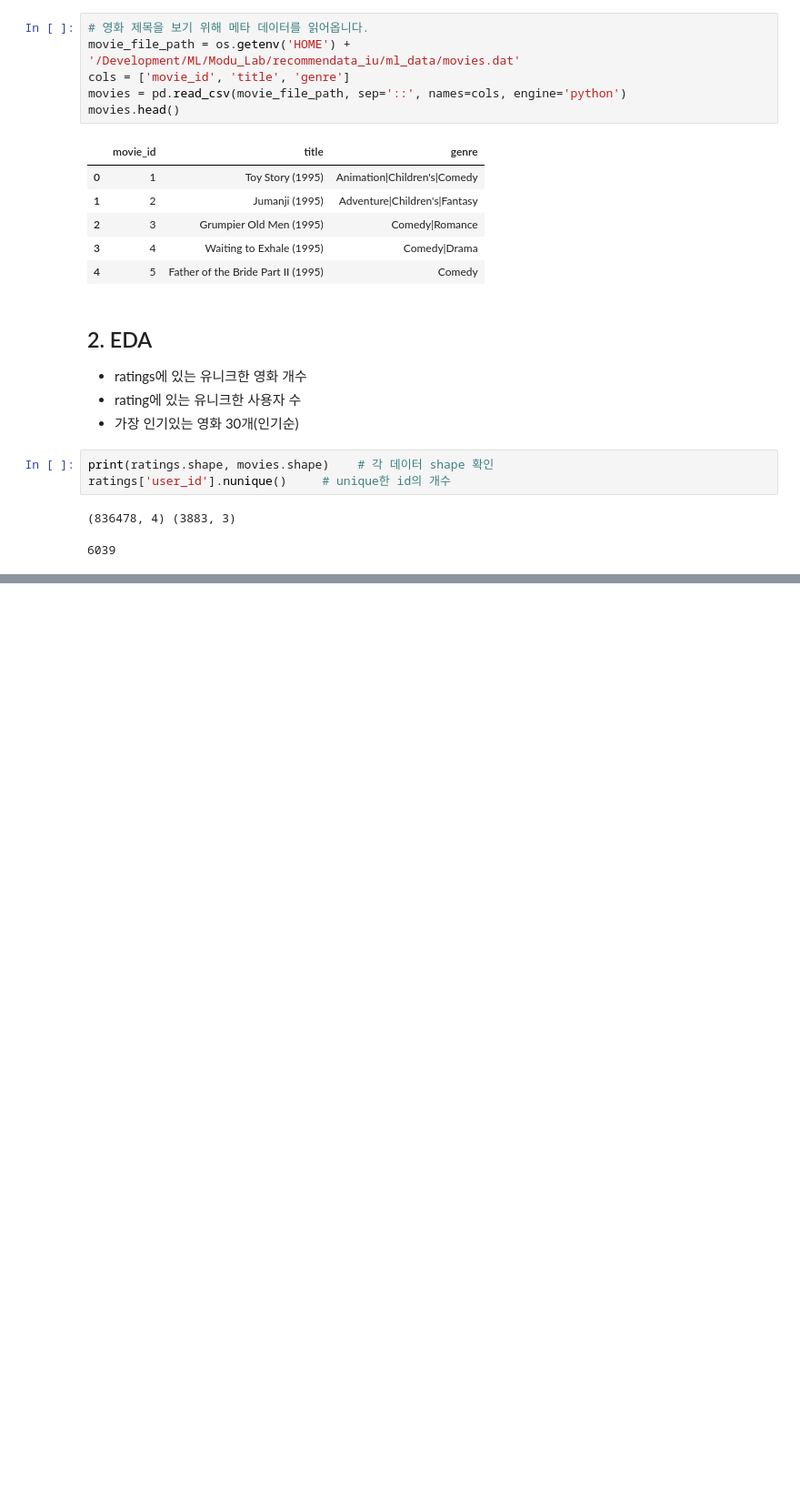
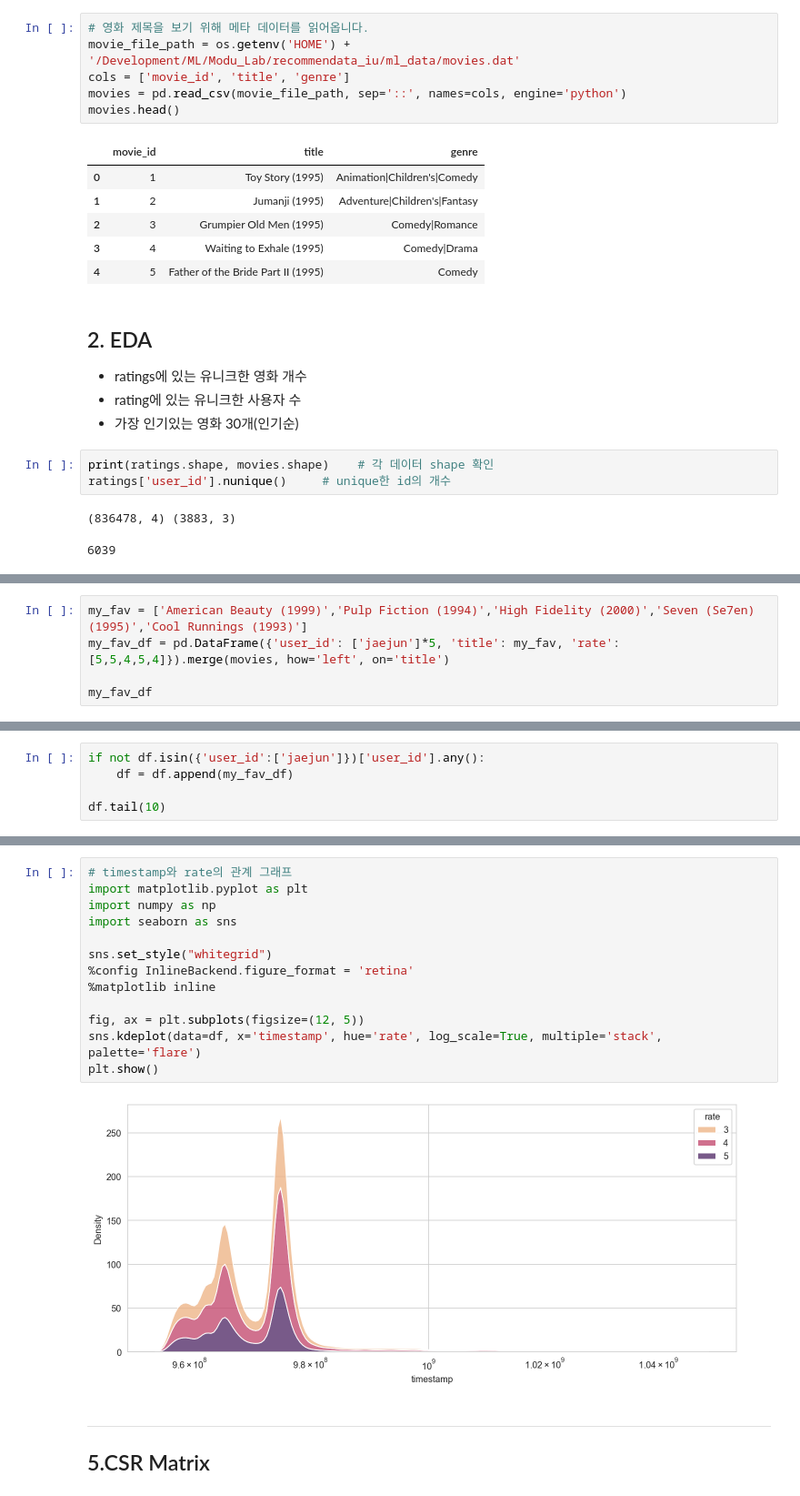
Before and after one commit to mixcode1/aiffel_upload, a Jupyter notebook: E03_Movie_Recommend.ipynb, the cells around one changed output, grey strips where cells are left out. Shown at 91% size. Cells and saved outputs as stored; diff of their text form; blank space fills up the shorter version.

```diff
--- a/E03_Movie_Recommend.ipynb
+++ b/E03_Movie_Recommend.ipynb
@@ -239,0 +259,5 @@ test.groupby('city').get_group('부산')
+# %%
+my_fav = ['American Beauty (1999)','Pulp Fiction (1994)','High Fidelity (2000)','Seven (Se7en) (1995)','Cool Runnings (1993)']
+my_fav_df = pd.DataFrame({'user_id': ['jaejun']*5, 'title': my_fav, 'rate': [5,5,4,5,4]}).merge(movies, how='left', on='title')
+
+my_fav_df
@@ -239,0 +271,5 @@ test.groupby('city').get_group('부산')
+# %%
+if not df.isin({'user_id':['jaejun']})['user_id'].any():
+    df = df.append(my_fav_df)
+
+df.tail(10)
@@ -239,0 +305,18 @@ test.groupby('city').get_group('부산')
+# %%
+# timestamp와 rate의 관계 그래프
+import matplotlib.pyplot as plt
+import numpy as np
+import seaborn as sns
+
+sns.set_style("whitegrid")
+%config InlineBackend.figure_format = 'retina'
+%matplotlib inline
+
+fig, ax = plt.subplots(figsize=(12, 5))
+sns.kdeplot(data=df, x='timestamp', hue='rate', log_scale=True, multiple='stack', palette='flare')
+plt.show()
+# %% [output]
+[figure, added]
+# %% [markdown]
+---
+## 5.CSR Matrix
```
Also changed, not shown: parts of 54 cells of this notebook.
